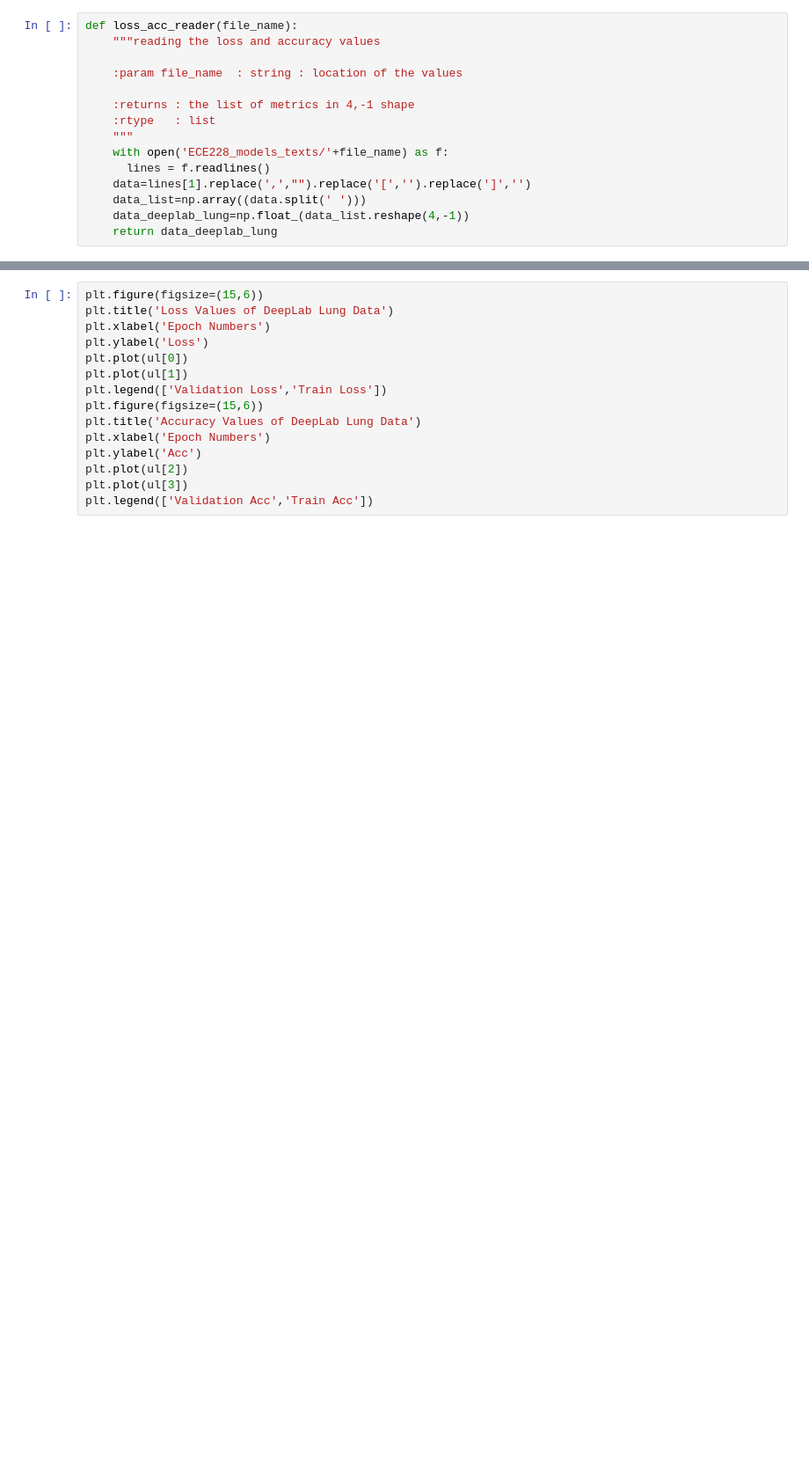
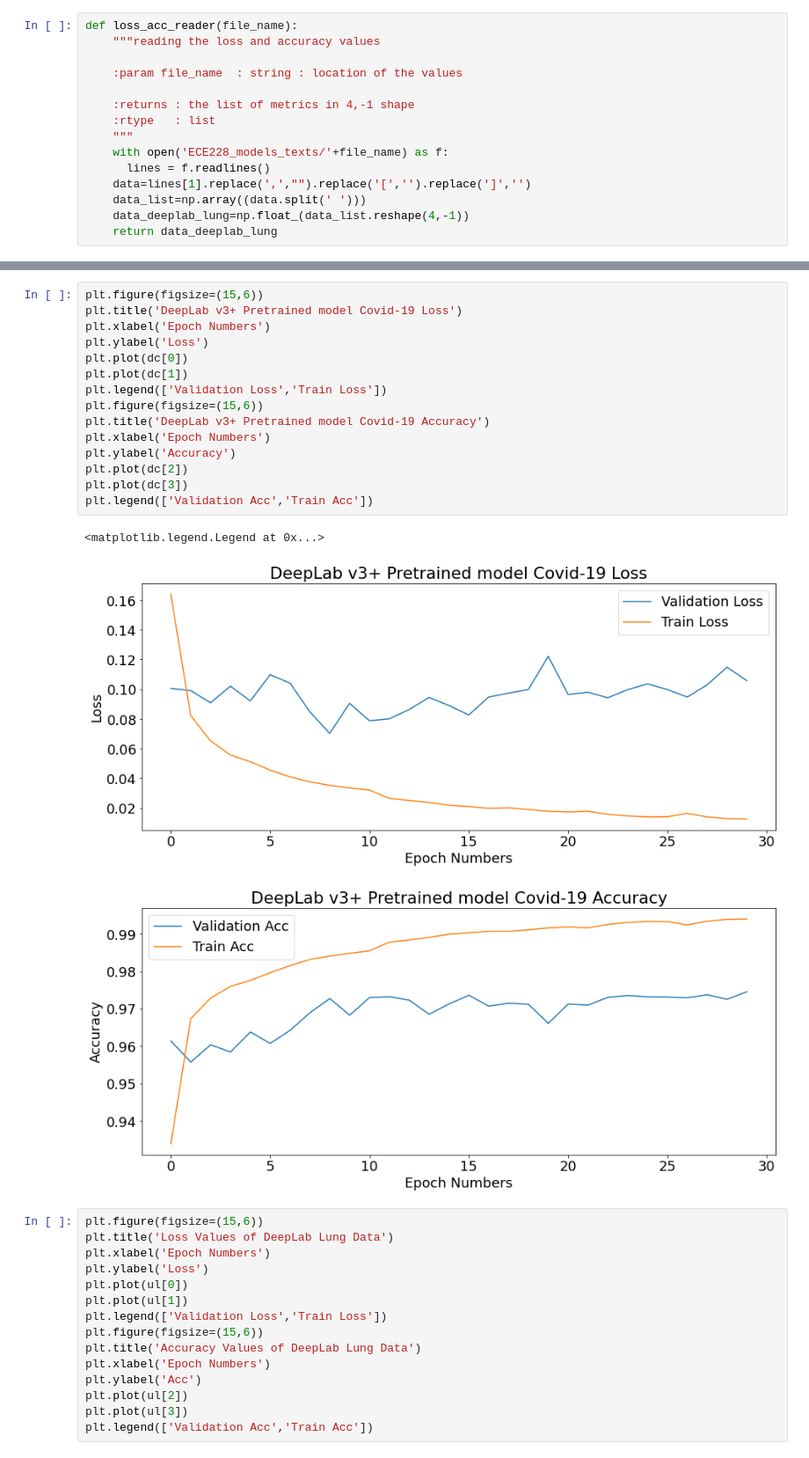
Before and after one commit to mbagci06/lung_covid, a Jupyter notebook: plots.ipynb, the cells around one changed output, grey strips where cells are left out. Shown at 88% size. Saved outputs shown, nothing was run; the diff lists cells and outputs as text; blank space fills up the shorter version.

```diff
--- a/plots.ipynb
+++ b/plots.ipynb
@@ -70,3 +135,22 @@ ul=loss_acc_reader('UNet_model_lung_pre_30_epo.txt')
+# %%
+plt.figure(figsize=(15,6))
+plt.title('DeepLab v3+ Pretrained model Covid-19 Loss')
+plt.xlabel('Epoch Numbers')
+plt.ylabel('Loss')
+plt.plot(dc[0])
+plt.plot(dc[1])
+plt.legend(['Validation Loss','Train Loss'])
+plt.figure(figsize=(15,6))
+plt.title('DeepLab v3+ Pretrained model Covid-19 Accuracy')
+plt.xlabel('Epoch Numbers')
+plt.ylabel('Accuracy')
+plt.plot(dc[2])
+plt.plot(dc[3])
+plt.legend(['Validation Acc','Train Acc'])
+# %% [output]
+<matplotlib.legend.Legend at 0x...>
+[figure, added]
+[figure, added]
 # %%
 plt.figure(figsize=(15,6))
 plt.title('Loss Values of DeepLab Lung Data')
```
Also changed, not shown: parts of 10 cells of this notebook.
